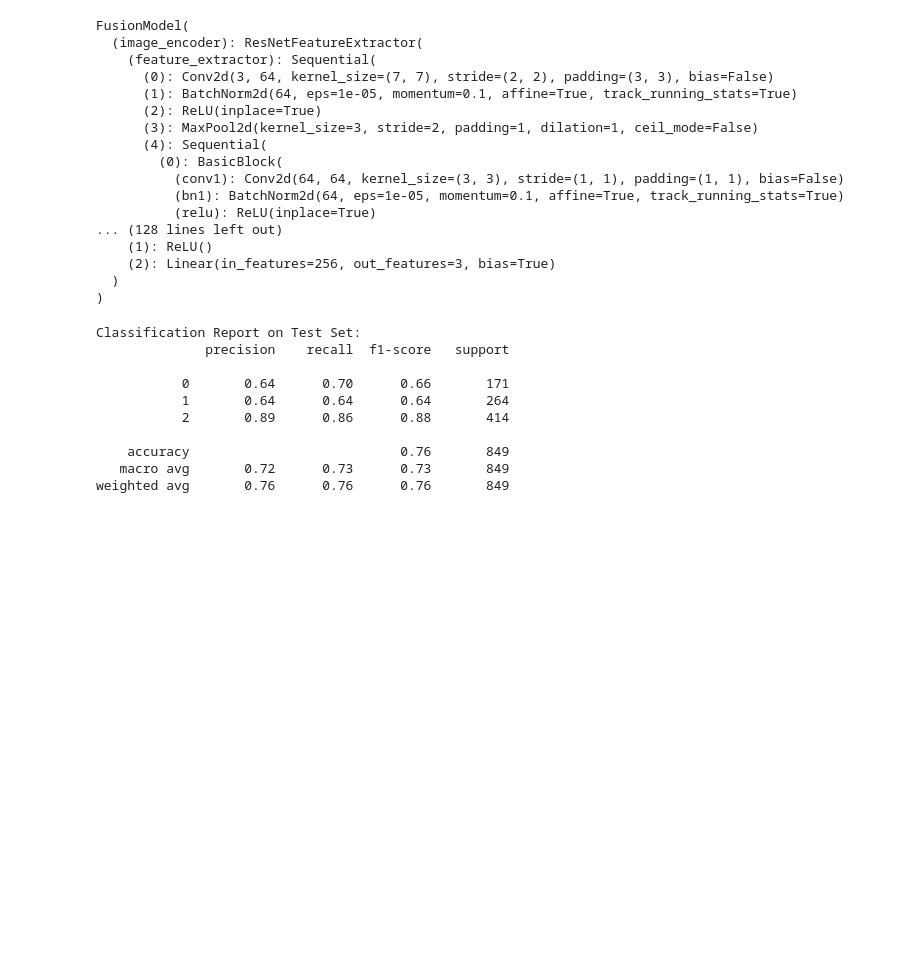
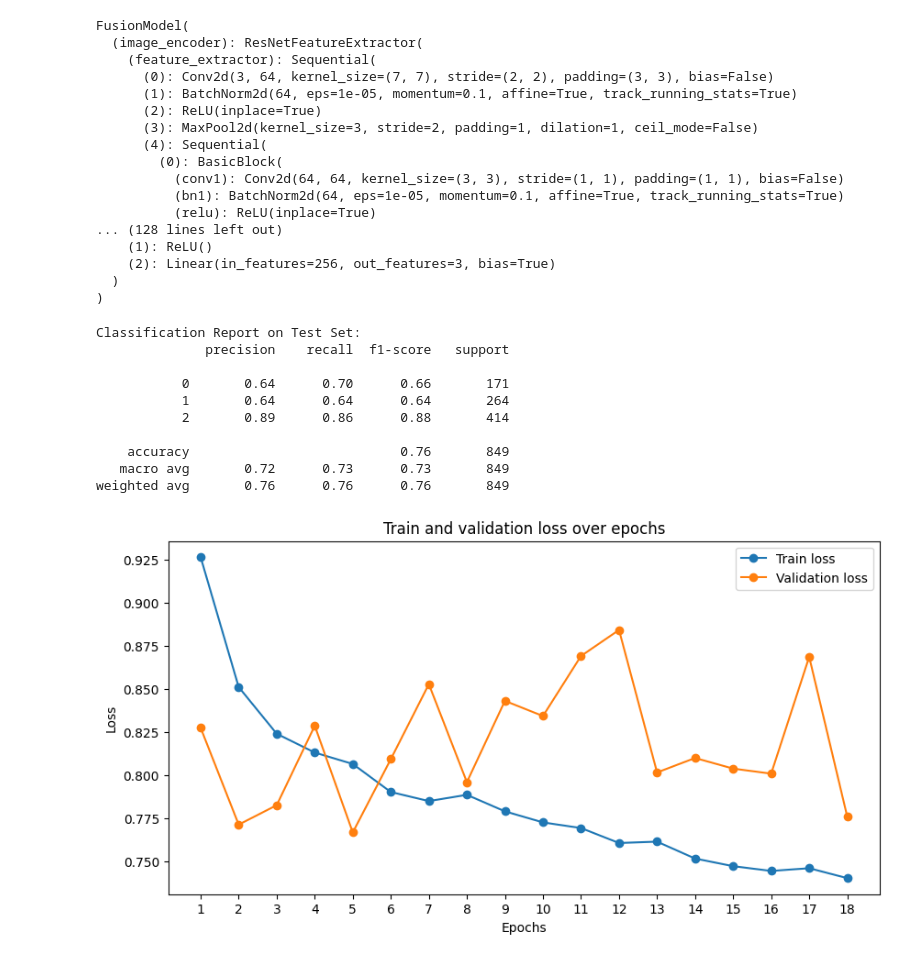
Before and after one commit to angelina-sjw/Math-148-Project, a Jupyter notebook: food-classification/notebooks/price/price_multiclass_multimodal.ipynb, the cells around one changed output. Cells and saved outputs as stored; diff of their text form; code cells hidden in the pictures; blank space fills up the shorter version.

```diff
--- a/food-classification/notebooks/price/price_multiclass_multimodal.ipynb
+++ b/food-classification/notebooks/price/price_multiclass_multimodal.ipynb
@@ -219,3 +226,8 @@ Classification Report on Test Set:
     accuracy                           0.76       849
    macro avg       0.72      0.73      0.73       849
 weighted avg       0.76      0.76      0.76       849
+# %%
+history = ckpt['history']
+plot_history(history, 'loss')
+# %% [output]
+[figure, added]
```
Also changed, not shown: parts of 2 cells of this notebook, 17 other files.
